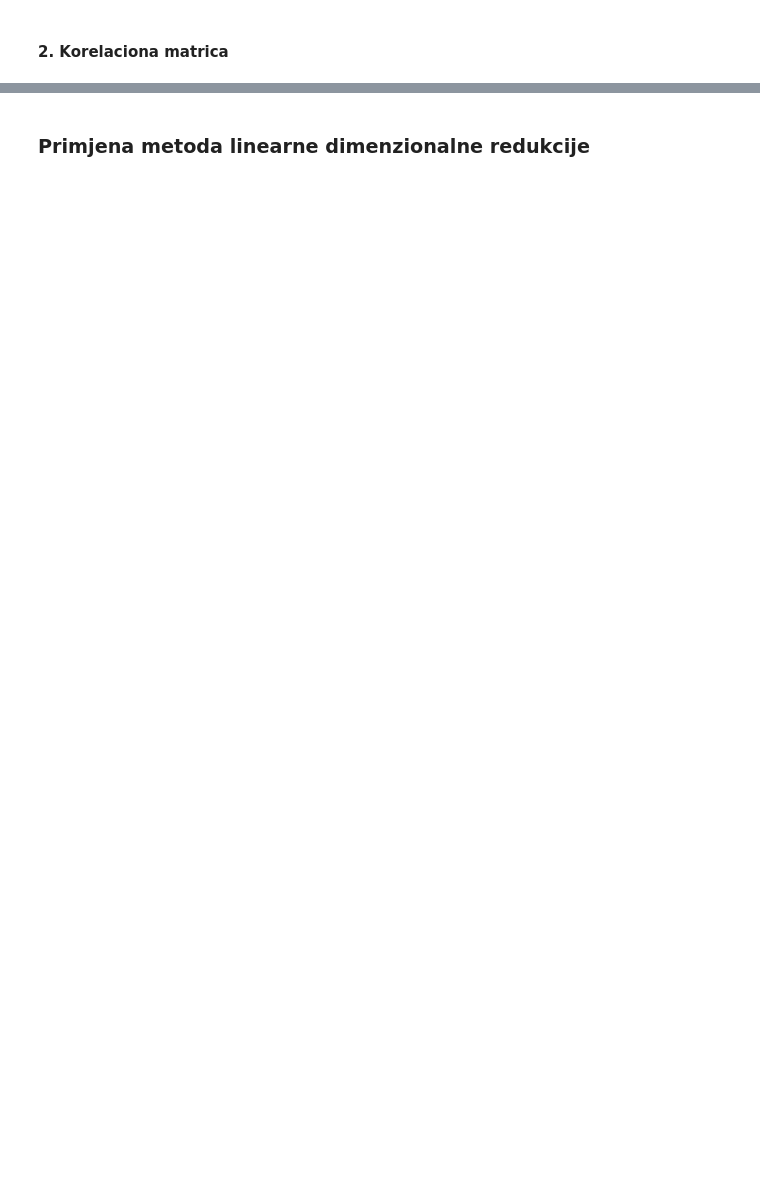
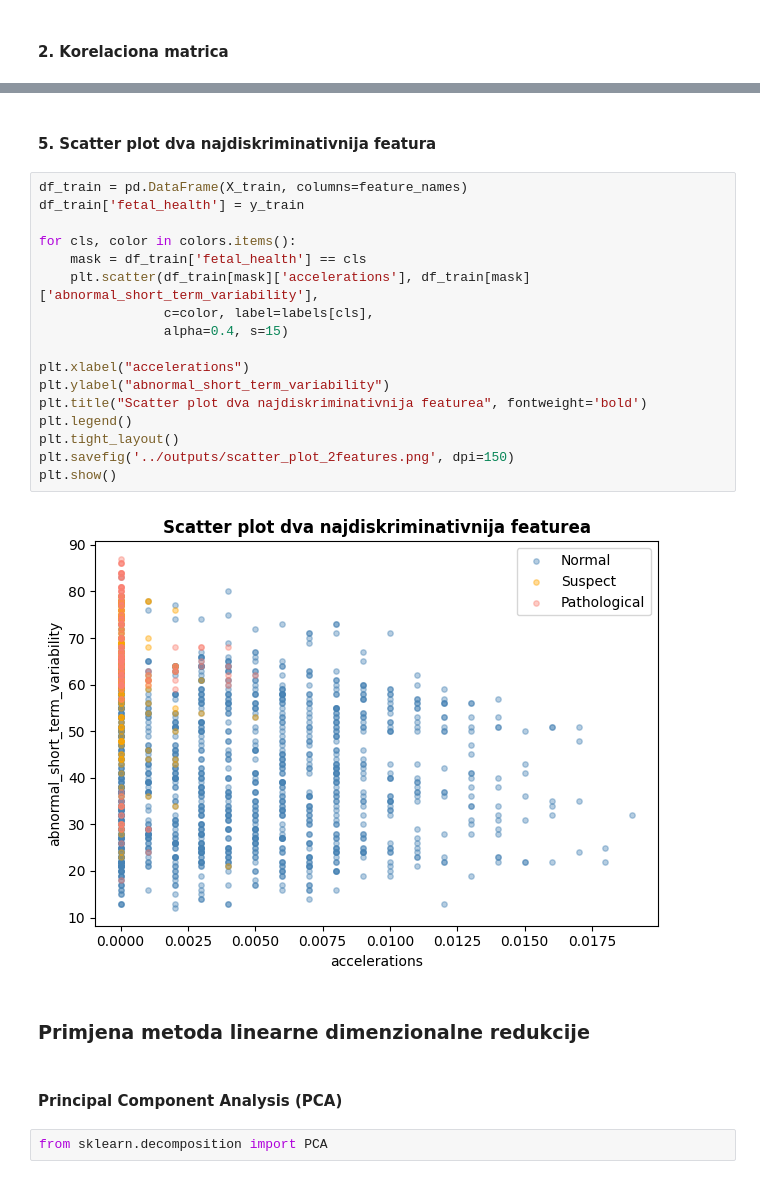
Before and after one commit to AnaKondic/ctg-dimensionality-reduction, a Jupyter notebook: src/linear_dim_reduction.ipynb, the cells around one changed output, grey strips where cells are left out. Cells and saved outputs as stored; diff of their text form; blank space fills up the shorter version.

```diff
--- a/src/linear_dim_reduction.ipynb
+++ b/src/linear_dim_reduction.ipynb
@@ -229,2 +310,27 @@ else:
+# %% [markdown]
+#### 5. Scatter plot dva najdiskriminativnija featura
+# %%
+df_train = pd.DataFrame(X_train, columns=feature_names)
+df_train['fetal_health'] = y_train
+
+for cls, color in colors.items():
+    mask = df_train['fetal_health'] == cls
+    plt.scatter(df_train[mask]['accelerations'], df_train[mask]['abnormal_short_term_variability'],
+                c=color, label=labels[cls],
+                alpha=0.4, s=15)
+
+plt.xlabel("accelerations")
+plt.ylabel("abnormal_short_term_variability")
+plt.title("Scatter plot dva najdiskriminativnija featurea", fontweight='bold')
+plt.legend()
+plt.tight_layout()
+plt.savefig('../outputs/scatter_plot_2features.png', dpi=150)
+plt.show()
+# %% [output]
+[figure, added]
 # %% [markdown]
 ### Primjena metoda linearne dimenzionalne redukcije
+# %% [markdown]
+#### Principal Component Analysis (PCA)
+# %%
+from sklearn.decomposition import PCA
```
Also changed, not shown: parts of 29 cells of this notebook, 5 other files.
